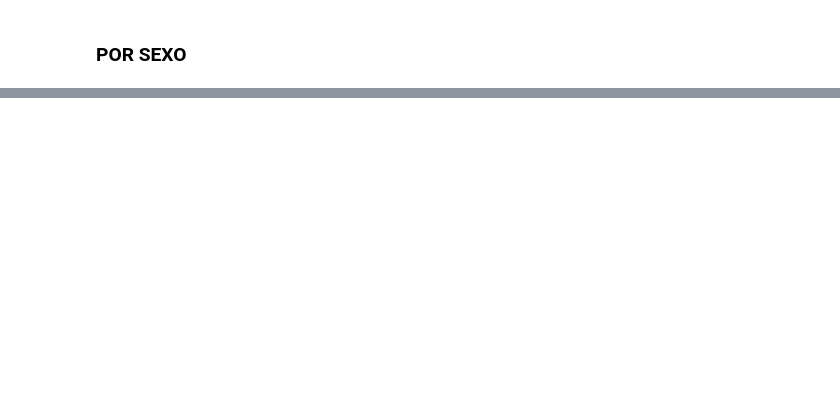
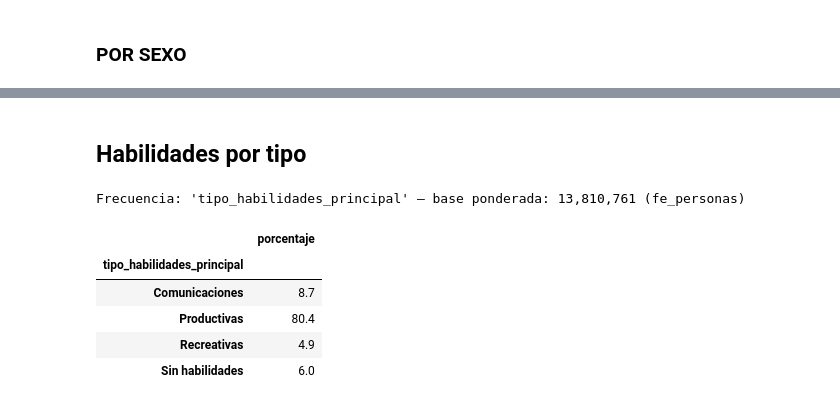
Before and after one commit to tomasleale/eaui_subtel, a Jupyter notebook: eaui2026_v2.ipynb, the cells around one changed output, grey strips where cells are left out. Drawn from its saved outputs; the diff is of its cells as text; code cells hidden in the pictures; blank space fills up the shorter version.

```diff
--- a/eaui2026_v2.ipynb
+++ b/eaui2026_v2.ipynb
@@ -928,0 +1643,12 @@ display(analizar_rm_cruce('P8_3', cruce='sexo', factor='fe_hogar', estilo=True))
+# %% [markdown]
+## Habilidades por tipo
+# %%
+dstats(df, 'tipo_habilidades_principal', tipo='frecuencia', factor='fe_personas')
+# %% [output]
+Frecuencia: 'tipo_habilidades_principal' — base ponderada: 13,810,761 (fe_personas)
+|  | porcentaje |
+| tipo_habilidades_principal |  |
+| Comunicaciones | 8.7 |
+| Productivas | 80.4 |
+| Recreativas | 4.9 |
+| Sin habilidades | 6.0 |
```
Also changed, not shown: parts of 29 cells of this notebook.
